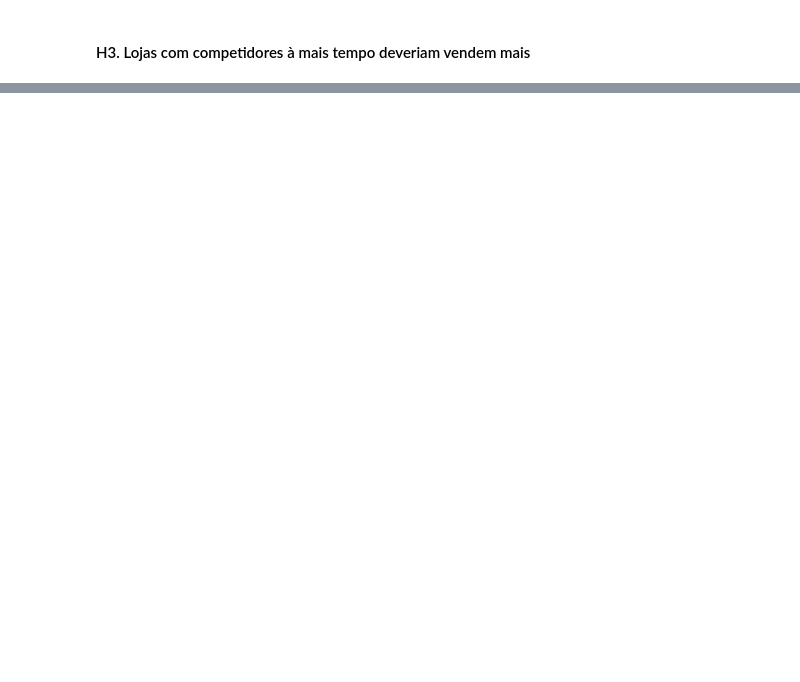
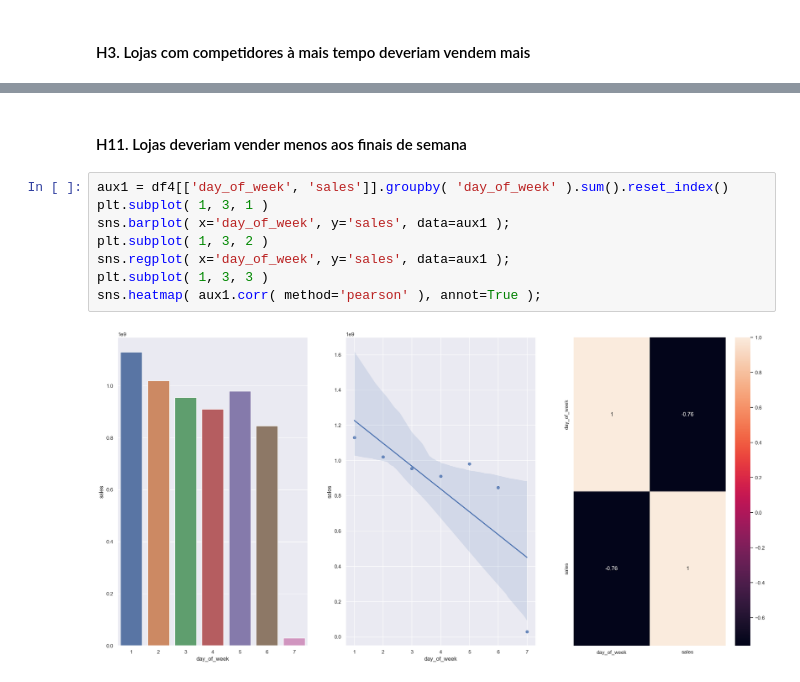
Before and after one commit to luishmq/rossmann_project, a Jupyter notebook: rossman_project.ipynb, the cells around one changed output, grey strips where cells are left out. Cells and saved outputs as stored; diff of their text form; blank space fills up the shorter version.

```diff
--- a/rossman_project.ipynb
+++ b/rossman_project.ipynb
@@ -532,0 +579,12 @@ x.set_ylim( bottom+0.5, top-0.5);
+# %% [markdown]
+#### H11. Lojas deveriam vender menos aos finais de semana
+# %%
+aux1 = df4[['day_of_week', 'sales']].groupby( 'day_of_week' ).sum().reset_index()
+plt.subplot( 1, 3, 1 )
+sns.barplot( x='day_of_week', y='sales', data=aux1 );
+plt.subplot( 1, 3, 2 )
+sns.regplot( x='day_of_week', y='sales', data=aux1 );
+plt.subplot( 1, 3, 3 )
+sns.heatmap( aux1.corr( method='pearson' ), annot=True );
+# %% [output]
+[figure, added]
```
Also changed, not shown: parts of 35 cells of this notebook.
